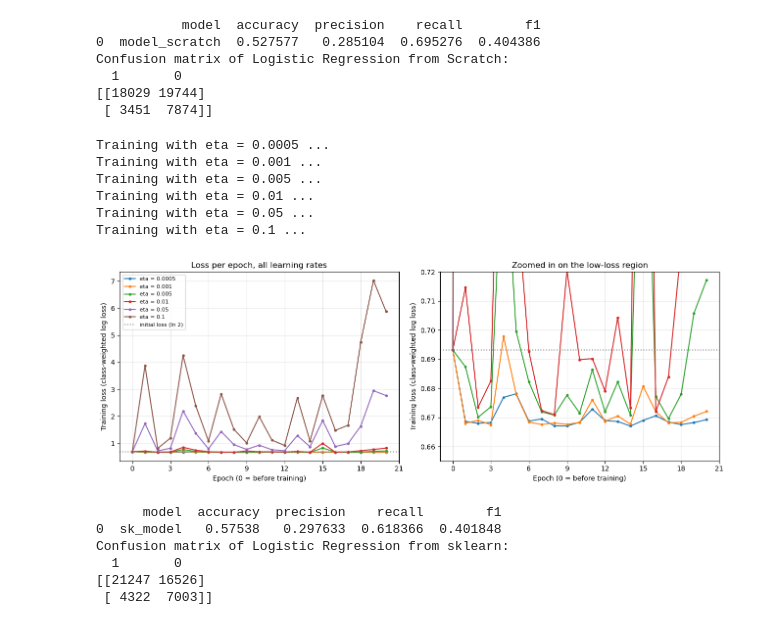
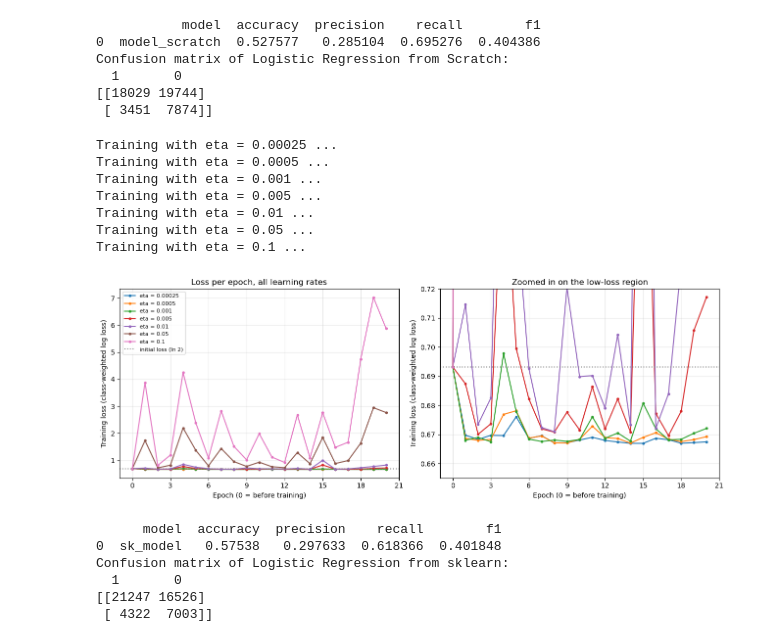
Before and after one commit to Star-rium/flight_delay_prediction, a Jupyter notebook: run.ipynb, the cells around one changed output. Saved outputs shown, nothing was run; the diff lists cells and outputs as text; code cells hidden in the pictures.

```diff
--- a/run.ipynb
+++ b/run.ipynb
@@ -80,7 +80,7 @@ Confusion matrix of Logistic Regression from Scratch:
 # %%
 # in loss decay theo một vài giá trị eta
 from matplotlib.ticker import MaxNLocator
-ETAS = [0.0005, 0.001, 0.005, 0.01, 0.05, 0.1]
+ETAS = [0.00025, 0.0005, 0.001, 0.005, 0.01, 0.05, 0.1]
 histories = {}
 for eta in ETAS:
     print(f"Training with eta = {eta} ...")
@@ -90,34 +90,35 @@ for eta in ETAS:
     histories[eta] = model.loss_history
 
 initial_loss = next(iter(histories.values()))[0]
 
 fig, (ax_full, ax_zoom) = plt.subplots(1, 2, figsize=(13, 4.8))
 
 for ax in (ax_full, ax_zoom):
     for eta, h in histories.items():
         ax.plot(range(len(h)), h, marker="o", markersize=3, label=f"eta = {eta}")
     ax.axhline(initial_loss, color="gray", linestyle=":", label="initial loss (ln 2)")
     ax.set_xlabel("Epoch (0 = before training)")
     ax.set_ylabel("Training loss (class-weighted log loss)")
     ax.grid(alpha=0.3)
     ax.xaxis.set_major_locator(MaxNLocator(integer=True))
 
 ax_full.set_title("Loss per epoch, all learning rates")
 ax_full.legend(fontsize=8)
 
 ax_zoom.set_ylim(0.655, 0.72)
 ax_zoom.set_title("Zoomed in on the low-loss region")
 
 plt.tight_layout()
 plt.show()
 # %% [output]
+Training with eta = 0.00025 ...
 Training with eta = 0.0005 ...
 Training with eta = 0.001 ...
 Training with eta = 0.005 ...
 Training with eta = 0.01 ...
 Training with eta = 0.05 ...
 Training with eta = 0.1 ...
-[figure, old version]
+[figure, new version]
 # %%
 # Sklearn model
 from sklearn.linear_model import LogisticRegression
```
